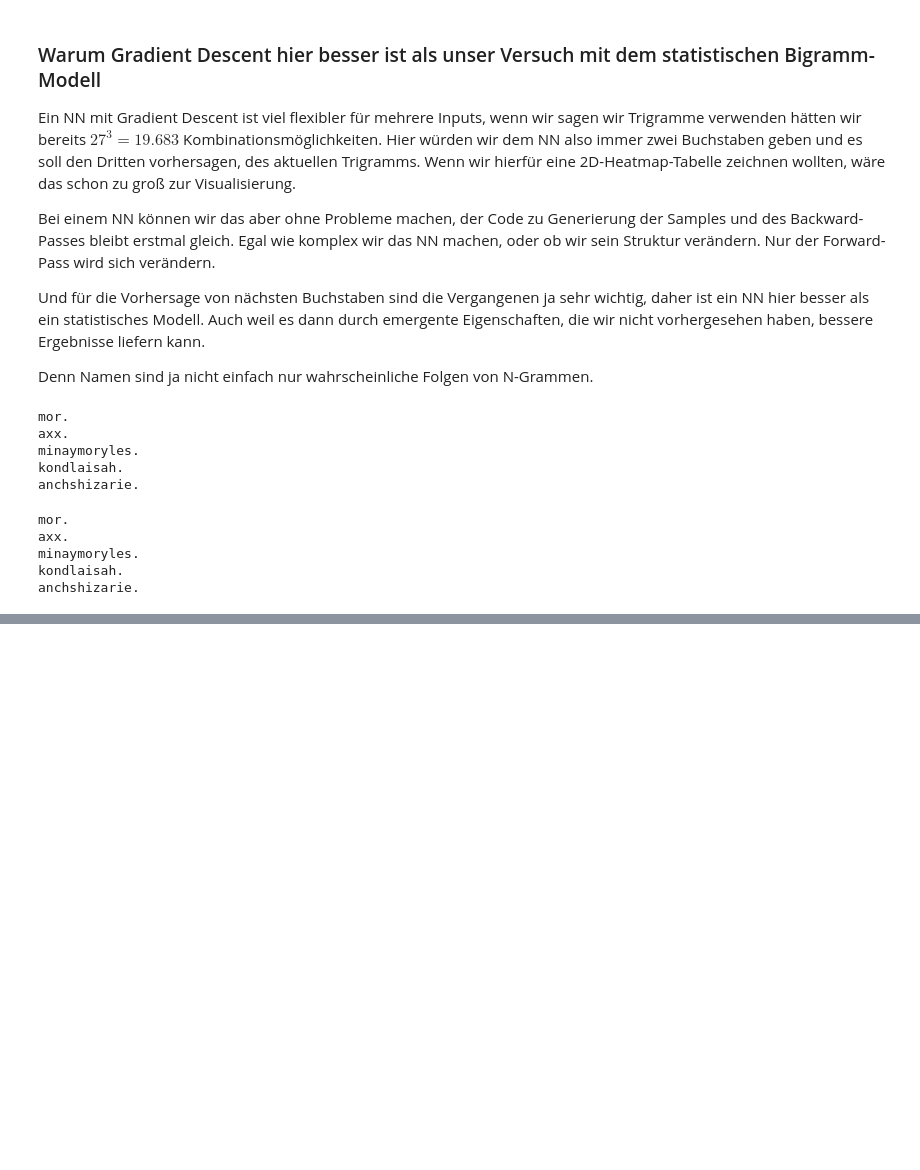
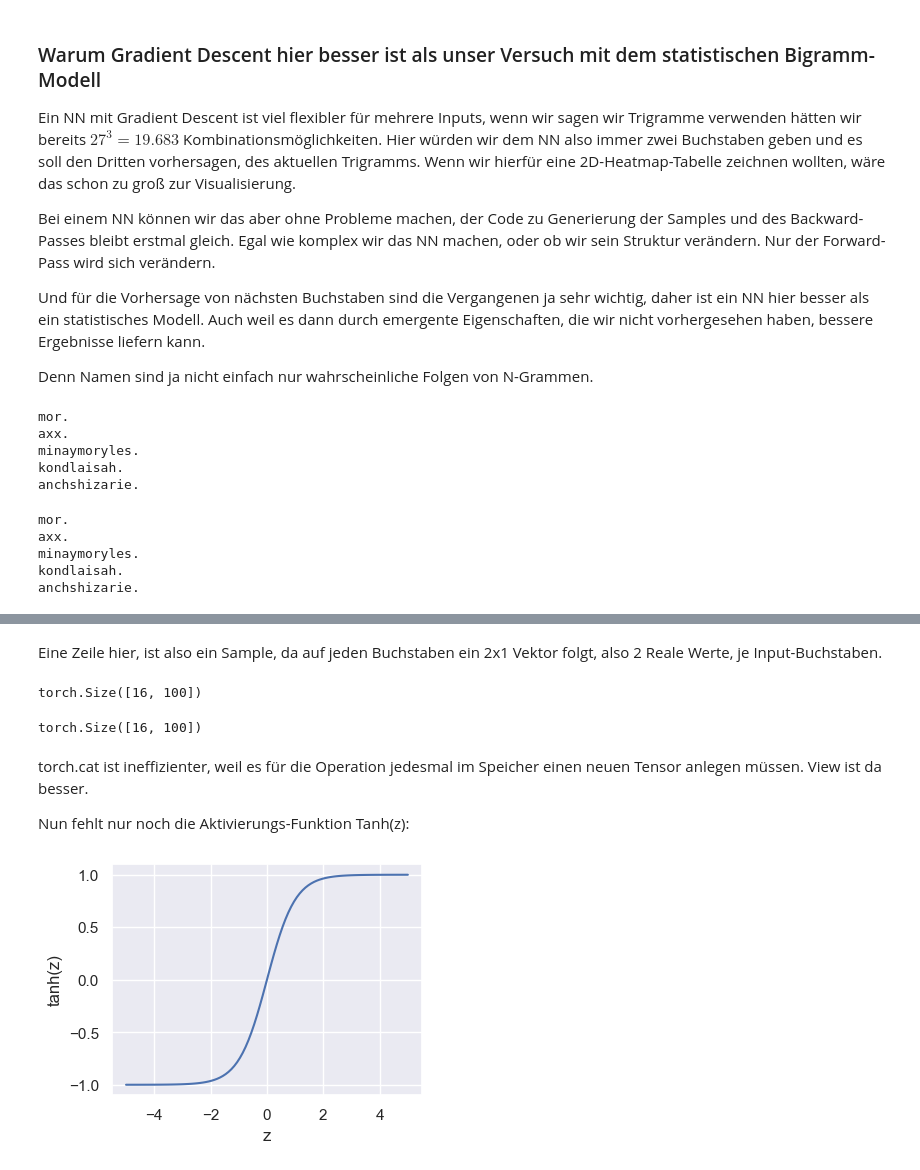
Before and after one commit to Road2Nohand/makemore, a Jupyter notebook: makemore.ipynb, the cells around one changed output, grey strips where cells are left out. Drawn from its saved outputs; the diff is of its cells as text; code cells hidden in the pictures; blank space fills up the shorter version.

Commit message:
MLP on Trigramm Input and 4th Gramm Output, embedding visualized

```diff
--- a/makemore.ipynb
+++ b/makemore.ipynb
@@ -1346,0 +1620,28 @@ anchshizarie.
+# %% [markdown]
+Eine Zeile hier, ist also ein Sample, da auf jeden Buchstaben ein 2x1 Vektor folgt, also 2 Reale Werte, je Input-Buchstaben.
+# %%
+z = emb.view(16, 6) @ W1 + b1
+z.shape
+# %% [output]
+torch.Size([16, 100])
+# %%
+# Mit shape noch weiter vereinfachen:
+z = emb.view(emb.shape[0], 6) @ W1 + b1
+z.shape
+# %% [output]
+torch.Size([16, 100])
+# %% [markdown]
+torch.cat ist ineffizienter, weil es für die Operation jedesmal im Speicher einen neuen Tensor anlegen müssen. View ist da besser.
+
+Nun fehlt nur noch die Aktivierungs-Funktion Tanh(z):
+# %%
+# Plotte tanh(x)
+import numpy as np
+x = np.linspace(-5, 5, 100)
+plt.figure(figsize=(4, 3))
+plt.plot(x, np.tanh(x))
+plt.xlabel("z")
+plt.ylabel("tanh(z)")
+plt.show()
+# %% [output]
+[figure, added]
```
Also changed, not shown: parts of 104 cells of this notebook, 1 other file.
